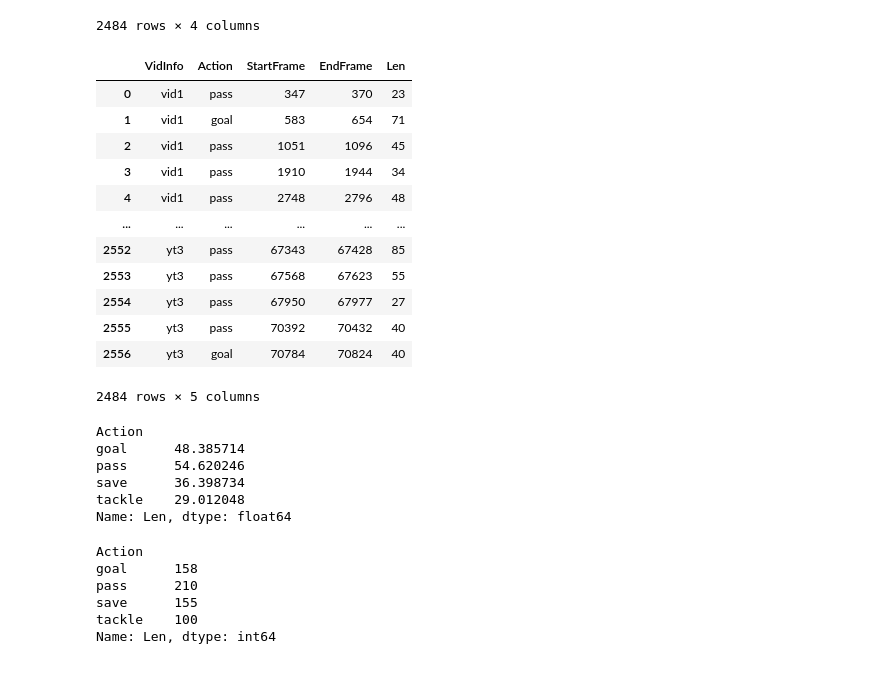
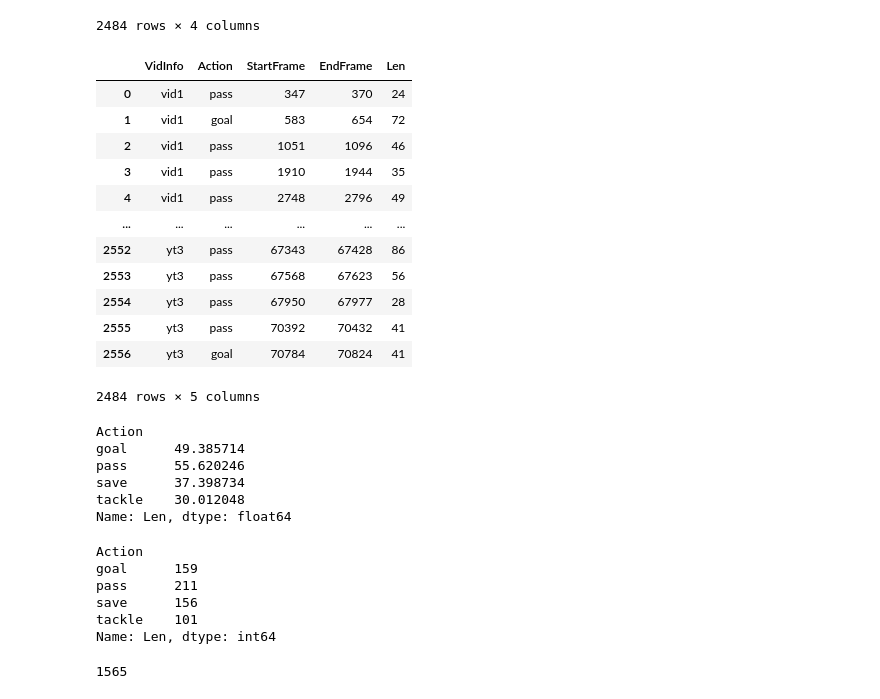
Before and after one commit to SKyrylo/FootballRecordingApp, a Jupyter notebook: dev/temp.ipynb, the cells around one changed output. Cells and saved outputs as stored; diff of their text form; code cells hidden in the pictures.

```diff
--- a/dev/temp.ipynb
+++ b/dev/temp.ipynb
@@ -35,39 +35,39 @@ df
 | 2556 | yt3 | goal | 70784 | 70824 |
 2484 rows × 4 columns
 # %%
-df['Len'] = df.EndFrame - df.StartFrame
+df['Len'] = df.EndFrame - df.StartFrame + 1
 df
 # %% [output]
 |  | VidInfo | Action | StartFrame | EndFrame | Len |
-| 0 | vid1 | pass | 347 | 370 | 23 |
-| 1 | vid1 | goal | 583 | 654 | 71 |
-| 2 | vid1 | pass | 1051 | 1096 | 45 |
-| 3 | vid1 | pass | 1910 | 1944 | 34 |
-| 4 | vid1 | pass | 2748 | 2796 | 48 |
+| 0 | vid1 | pass | 347 | 370 | 24 |
+| 1 | vid1 | goal | 583 | 654 | 72 |
+| 2 | vid1 | pass | 1051 | 1096 | 46 |
+| 3 | vid1 | pass | 1910 | 1944 | 35 |
+| 4 | vid1 | pass | 2748 | 2796 | 49 |
 | ... | ... | ... | ... | ... | ... |
-| 2552 | yt3 | pass | 67343 | 67428 | 85 |
-| 2553 | yt3 | pass | 67568 | 67623 | 55 |
-| 2554 | yt3 | pass | 67950 | 67977 | 27 |
-| 2555 | yt3 | pass | 70392 | 70432 | 40 |
-| 2556 | yt3 | goal | 70784 | 70824 | 40 |
+| 2552 | yt3 | pass | 67343 | 67428 | 86 |
+| 2553 | yt3 | pass | 67568 | 67623 | 56 |
+| 2554 | yt3 | pass | 67950 | 67977 | 28 |
+| 2555 | yt3 | pass | 70392 | 70432 | 41 |
+| 2556 | yt3 | goal | 70784 | 70824 | 41 |
 2484 rows × 5 columns
 # %%
 df.groupby(['Action']).Len.mean()
 # %% [output]
 Action
-goal      48.385714
-pass      54.620246
-save      36.398734
-tackle    29.012048
+goal      49.385714
+pass      55.620246
+save      37.398734
+tackle    30.012048
 Name: Len, dtype: float64
 # %%
 df.groupby(['Action']).Len.max()
 # %% [output]
 Action
-goal      158
-pass      210
-save      155
-tackle    100
+goal      159
+pass      211
+save      156
+tackle    101
 Name: Len, dtype: int64
 # %%
 # len(df[df.Len > 100]) -- 120
@@ -75,26 +75,35 @@ Name: Len, dtype: int64
 # %%
 rows = []
 for vid in df.VidInfo.unique():
+    df2 = df[df.VidInfo == vid].copy()
     counter = 0
-    for i in range(len(df)):
-        if i < len(df) - 1:
-            if (df.iloc[i+1].StartFrame - df.iloc[i].EndFrame > df[df.Action == df.iloc[i].Action].Len.mean() + 11) & (df.iloc[i+1].VidInfo == df.iloc[i].VidInfo):
-                mean = df[df.Action == df.iloc[i].Action].Len.mean()
-                vidname = df.iloc[i].VidInfo
-                startframe = df.iloc[i].EndFrame+5
+    for i in range(len(df2)):
+        if i < len(df2) - 1:
+            if (df2.iloc[i+1].StartFrame - df2.iloc[i].EndFrame > df2[df2.Action == df2.iloc[i].Action].Len.mean() + 11) & (df2.iloc[i+1].VidInfo == df2.iloc[i].VidInfo):
+                mean = df2[df2.Action == df2.iloc[i].Action].Len.mean()
+                vidname = df2.iloc[i].VidInfo
+                startframe = df2.iloc[i].EndFrame+5
                 endframe = startframe+round(mean)
 
                 row = [vidname, 'none', startframe, endframe, endframe-startframe]
                 rows.append(row)
-                if df.iloc[i+1].StartFrame - endframe > mean + 4:
+                if df2.iloc[i+1].StartFrame - endframe > mean + 4:
+                    startframe = endframe + 2
+                    endframe = startframe + round(mean)
+                    row = [vidname, 'none', startframe, endframe, endframe-startframe]
+                    rows.append(row)
+                    counter += 1
+                if df2.iloc[i+1].StartFrame - endframe > mean + 4:
                     startframe = endframe + 2
                     endframe = startframe + round(mean)
                     row = [vidname, 'none', startframe, endframe, endframe-startframe]
                     rows.append(row)
             counter += 1
-            if counter >= 155:
-                break
+        if counter >= 155:
+            break
 len(rows)
+# %% [output]
+1565
 # %%
 df = pd.concat([df, pd.DataFrame(rows, columns=df.columns)], ignore_index=True)
 len(df)
```
Also changed, not shown: parts of 30 cells of this notebook, 7 other files.
